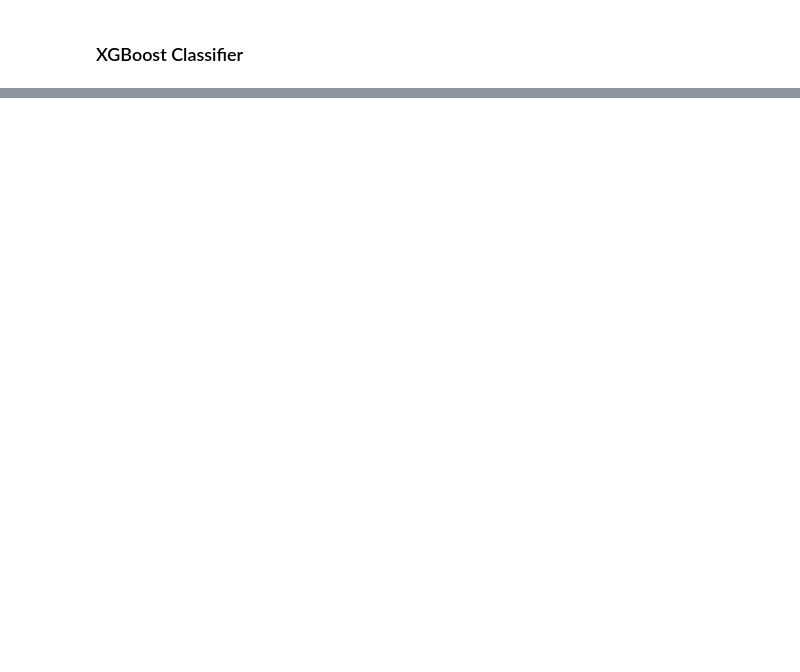
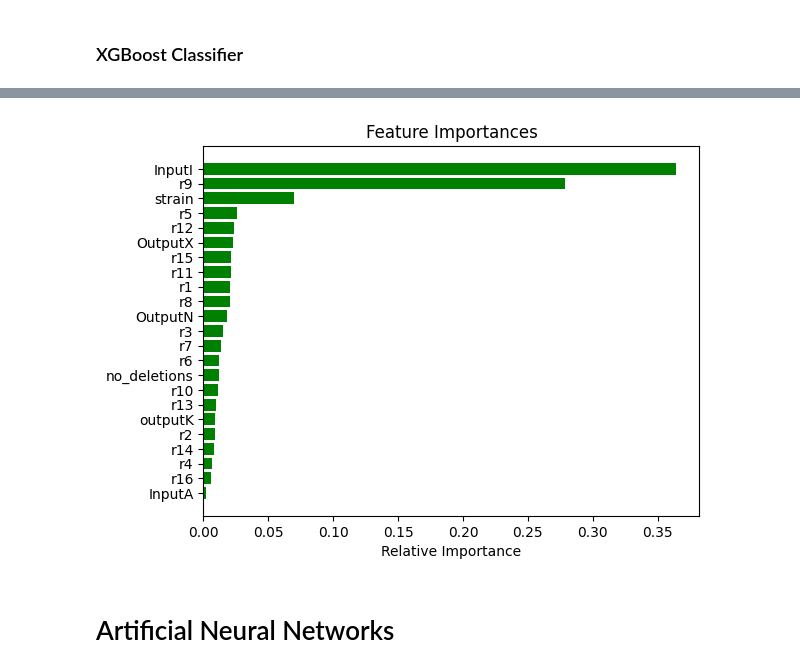
Before and after one commit to costasmexis/phd, a Jupyter notebook: gem_reduction/study_dataset.ipynb, the cells around one changed output, grey strips where cells are left out. Drawn from its saved outputs; the diff is of its cells as text; code cells hidden in the pictures; blank space fills up the shorter version.

```diff
--- a/gem_reduction/study_dataset.ipynb
+++ b/gem_reduction/study_dataset.ipynb
@@ -235,3 +294,16 @@ shap.plots.bar(shap_values, max_display=X_test.shape[1])
+# %%
+importances = xgb_model.feature_importances_
+indices = np.argsort(importances)
+features = X_train.columns
+plt.title('Feature Importances')
+plt.barh(range(len(indices)), importances[indices], color='g', align='center')
+plt.yticks(range(len(indices)), [features[i] for i in indices])
+plt.xlabel('Relative Importance')
+plt.show()
+# %% [output]
+[figure, added]
+# %% [markdown]
+# Artificial Neural Networks
 # %%
 import tensorflow as tf
 from tensorflow.keras.layers import Dense
```
Also changed, not shown: parts of 30 cells of this notebook, 1 other file.
